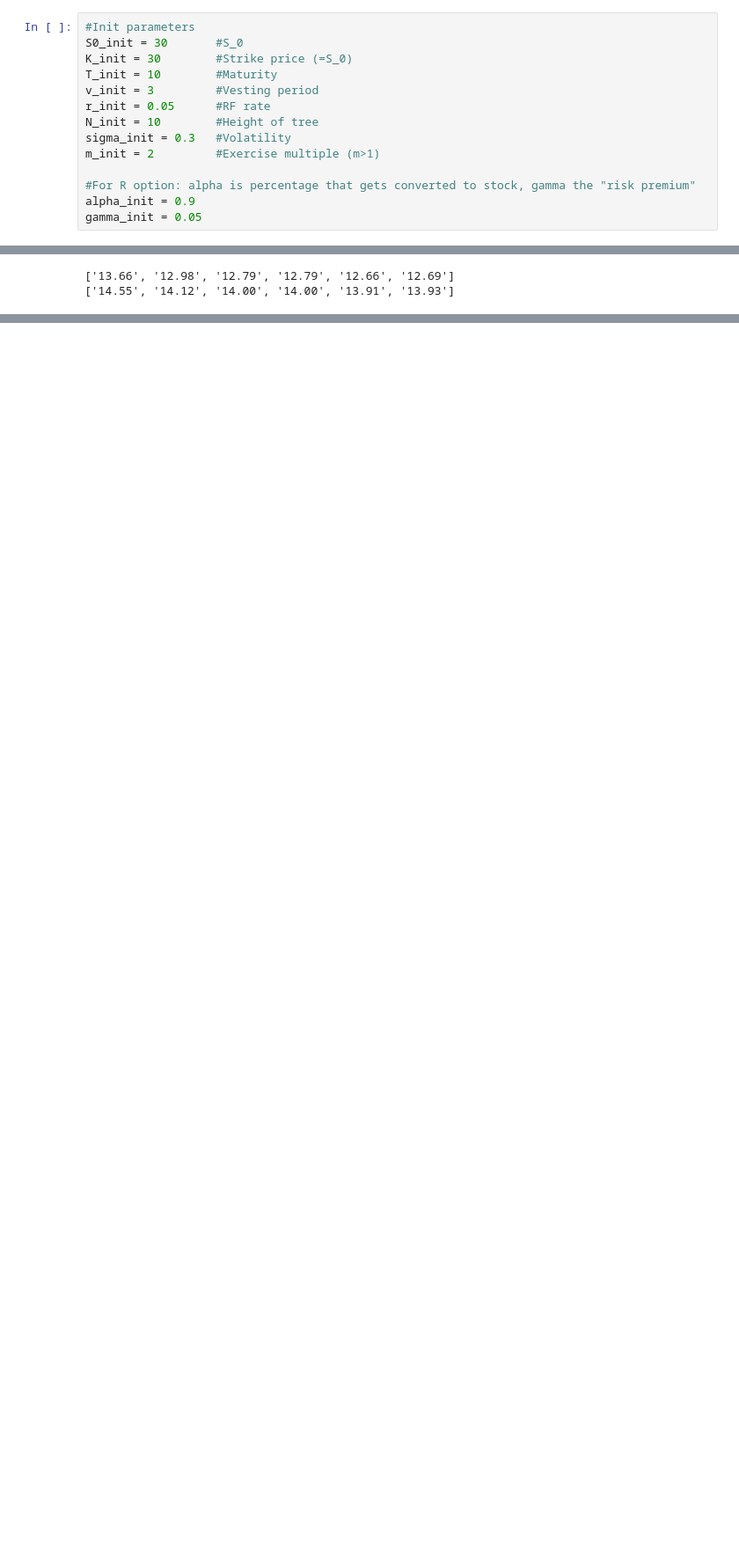
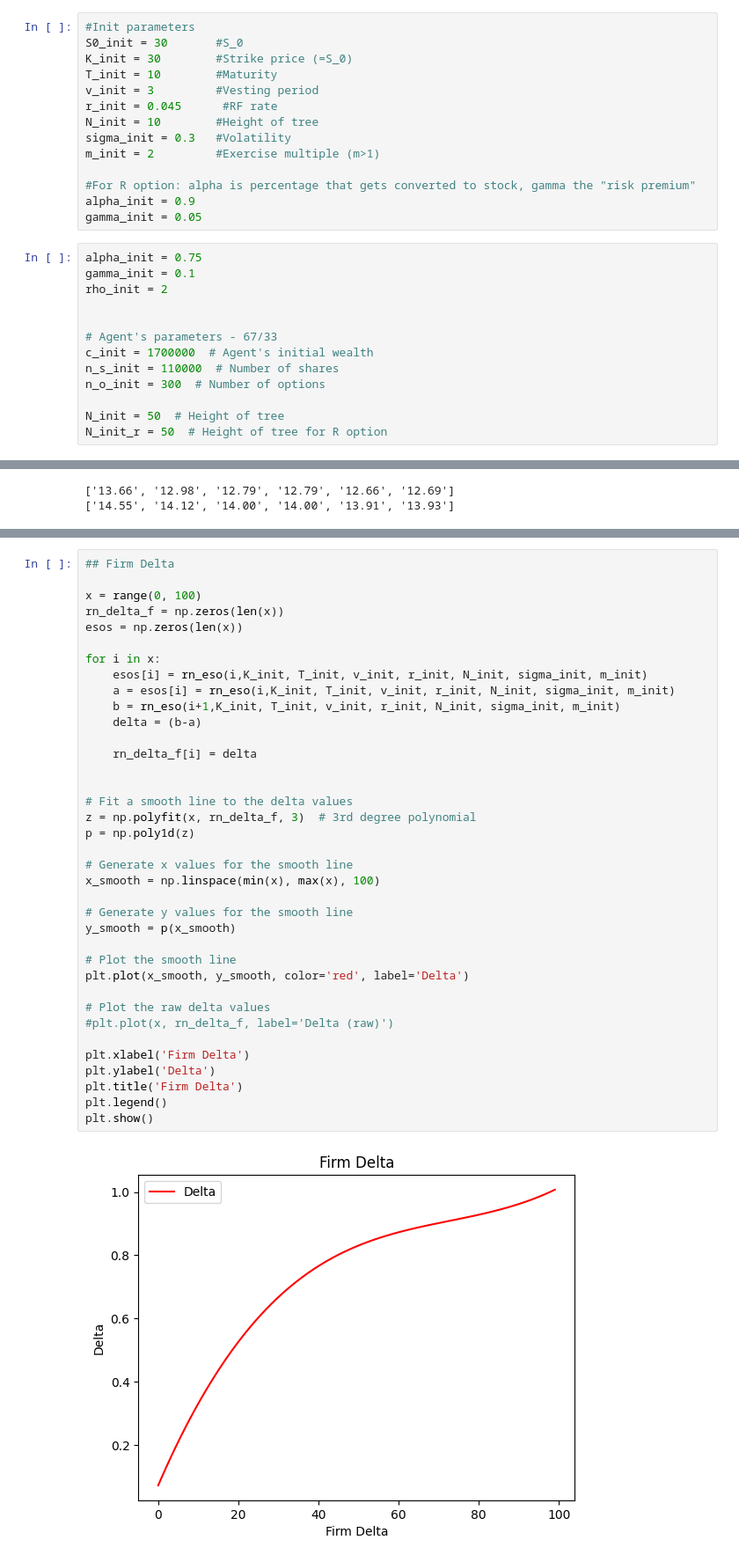
Before and after one commit to djdavor/thesis_MSc, a Jupyter notebook: code/valuation_ESOs.ipynb, the cells around one changed output, grey strips where cells are left out. Shown at 88% size. Saved outputs shown, nothing was run; the diff lists cells and outputs as text; blank space fills up the shorter version.

Commit message:
Edits ch.2,3 + drafted code for ch. 5 (to-do: fix Brownian motion + adj parameters)

```diff
--- a/code/valuation_ESOs.ipynb
+++ b/code/valuation_ESOs.ipynb
@@ -9,7 +11,7 @@ S0_init = 30       #S_0
 K_init = 30        #Strike price (=S_0)
 T_init = 10        #Maturity
 v_init = 3         #Vesting period
-r_init = 0.05      #RF rate
+r_init = 0.045      #RF rate
 N_init = 10        #Height of tree
 sigma_init = 0.3   #Volatility
 m_init = 2         #Exercise multiple (m>1)
@@ -17,6 +19,19 @@ m_init = 2         #Exercise multiple (m>1)
 #For R option: alpha is percentage that gets converted to stock, gamma the "risk premium"
 alpha_init = 0.9
 gamma_init = 0.05
+# %%
+alpha_init = 0.75
+gamma_init = 0.1
+rho_init = 2
+
+
+# Agent's parameters - 67/33
+c_init = 1700000  # Agent's initial wealth
+n_s_init = 110000  # Number of shares
+n_o_init = 300  # Number of options
+
+N_init = 50  # Height of tree
+N_init_r = 50  # Height of tree for R option
 # %%
 def rn_eso(S0,K,T,v,r,N,sigma,m):
   #Init values
@@ -250,0 +317,39 @@ print(rs)
+# %%
+## Firm Delta
+
+x = range(0, 100)
+rn_delta_f = np.zeros(len(x))
+esos = np.zeros(len(x))
+
+for i in x:
+    esos[i] = rn_eso(i,K_init, T_init, v_init, r_init, N_init, sigma_init, m_init)
+    a = esos[i] = rn_eso(i,K_init, T_init, v_init, r_init, N_init, sigma_init, m_init)
+    b = rn_eso(i+1,K_init, T_init, v_init, r_init, N_init, sigma_init, m_init)
+    delta = (b-a)
+
+    rn_delta_f[i] = delta
+
+
+# Fit a smooth line to the delta values
+z = np.polyfit(x, rn_delta_f, 3)  # 3rd degree polynomial
+p = np.poly1d(z)
+
+# Generate x values for the smooth line
+x_smooth = np.linspace(min(x), max(x), 100)
+
+# Generate y values for the smooth line
+y_smooth = p(x_smooth)
+
+# Plot the smooth line
+plt.plot(x_smooth, y_smooth, color='red', label='Delta')
+
+# Plot the raw delta values
+#plt.plot(x, rn_delta_f, label='Delta (raw)')
+
+plt.xlabel('Firm Delta')
+plt.ylabel('Delta')
+plt.title('Firm Delta')
+plt.legend()
+plt.show()
+# %% [output]
+[figure, added]
```
Also changed, not shown: parts of 21 cells of this notebook, 12 other files.
